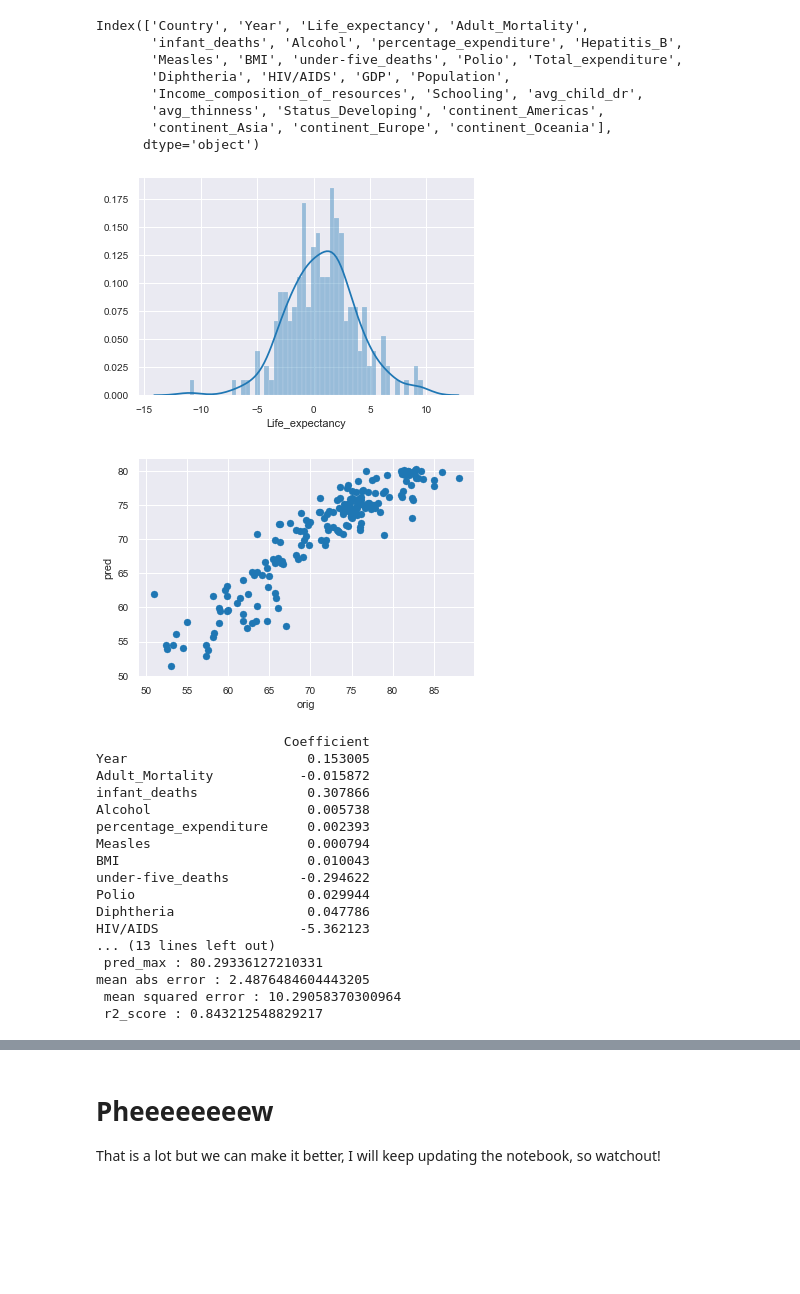
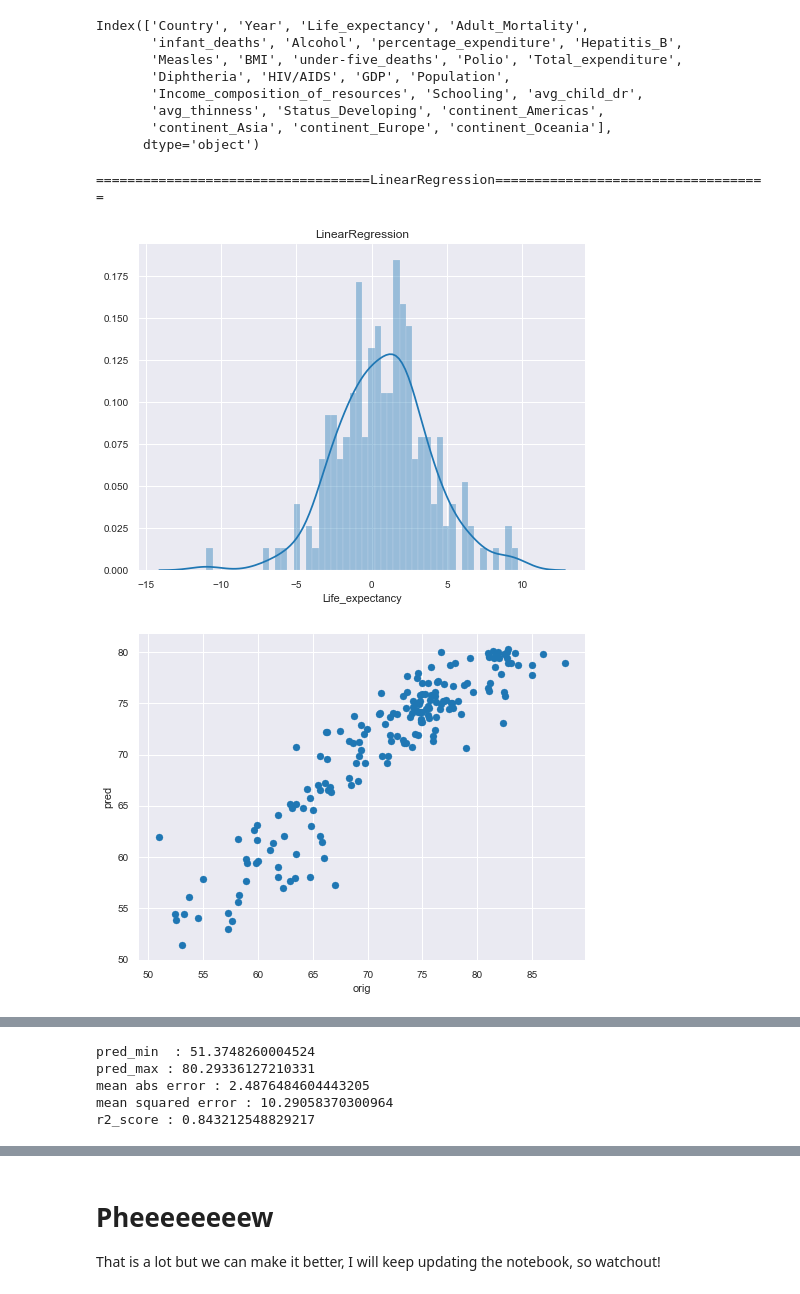
Before and after one commit to francisatoyebi/Predicting-Life-Expectancy---WHO, a Jupyter notebook: Life Expectancy Prediction.ipynb, the cells around one changed output, grey strips where cells are left out. Saved outputs shown, nothing was run; the diff lists cells and outputs as text; code cells hidden in the pictures; blank space fills up the shorter version.

```diff
--- a/Life Expectancy Prediction.ipynb
+++ b/Life Expectancy Prediction.ipynb
@@ -26,10 +26,10 @@ from pandas_profiling import ProfileReport
 Reading in the datas as pandas dataframe
 # %%
 # 'continent' contains data to be used to map each country to their various continents
-continent = pd.read_csv('life-expectancy-who/countryContinent.csv', skipinitialspace=True, encoding = "ISO-8859-1")
+continent = pd.read_csv('Data/countryContinent.csv', skipinitialspace=True, encoding = "ISO-8859-1")
 
 # df is the main data downloaded from kaggle and said to be from the WHO
-df = pd.read_csv('life-expectancy-who/Life Expectancy Data.csv', parse_dates=True)
+df = pd.read_csv('Data/Life Expectancy Data.csv', parse_dates=True)
 # %%
 #checking the unique continents identified in this secondary data
 continent['continent'].unique()
@@ -451,9 +448,7 @@ for col in col_dict.keys():
     else:
         df[col] = winsorize(df[col],(lower[col], 0))
 # %%
-from sklearn.preprocessing import Normalizer
-
-df['avg_child_dr'] = df['under-five_deaths']/2 + df['infant_deaths']/2
+df['avg_child_dr'] = (df['under-five_deaths'] + df['infant_deaths'])/2
 df['avg_thinness'] = (df['thinness_1-19_years'] + df['thinness_5-9_years'])/2
 
 df.drop(axis=1, columns=['thinness_1-19_years', 'thinness_5-9_years'], inplace=True)#, 'under-five_deaths',
@@ -462,8 +457,6 @@ df.drop(axis=1, columns=['thinness_1-19_years', 'thinness_5-9_years'], inplace=T
 num_col = list(df.select_dtypes(include=['float64', 'int64']).columns)
 num_col.remove('Year')
 num_col.remove('Life_expectancy')
-#norm = Normalizer()
-#df[num_col] = norm.fit_transform(df[num_col])
 # %%
 plt.figure(figsize=(12,7))
 sns.heatmap(df.corr()*100, annot = True, cbar=False, cmap = 'viridis')
@@ -523,22 +544,6 @@ def linear(dff, country=None):
 # %%
-coeff = linear(dff)
+coeff = train_evaluate(dff)
 # %% [output]
+===================================LinearRegression===================================
-[figure, old version]
+[figure, new version]
-[figure, old version]
+[figure, new version]
-                        Coefficient
-Year                       0.153005
-Adult_Mortality           -0.015872
-infant_deaths              0.307866
-Alcohol                    0.005738
-percentage_expenditure     0.002393
-Measles                    0.000794
-BMI                        0.010043
-under-five_deaths         -0.294622
-Polio                      0.029944
-Diphtheria                 0.047786
-HIV/AIDS                  -5.362123
-... (13 lines left out)
- pred_max : 80.29336127210331
-mean abs error : 2.4876484604443205
- mean squared error : 10.29058370300964
- r2_score : 0.843212548829217
@@ -544,0 +551,5 @@ mean abs error : 2.4876484604443205
+pred_min  : 51.3748260004524
+pred_max : 80.29336127210331
+mean abs error : 2.4876484604443205
+mean squared error : 10.29058370300964
+r2_score : 0.843212548829217
```
Also changed, not shown: parts of 8 cells of this notebook, 6 other files.
